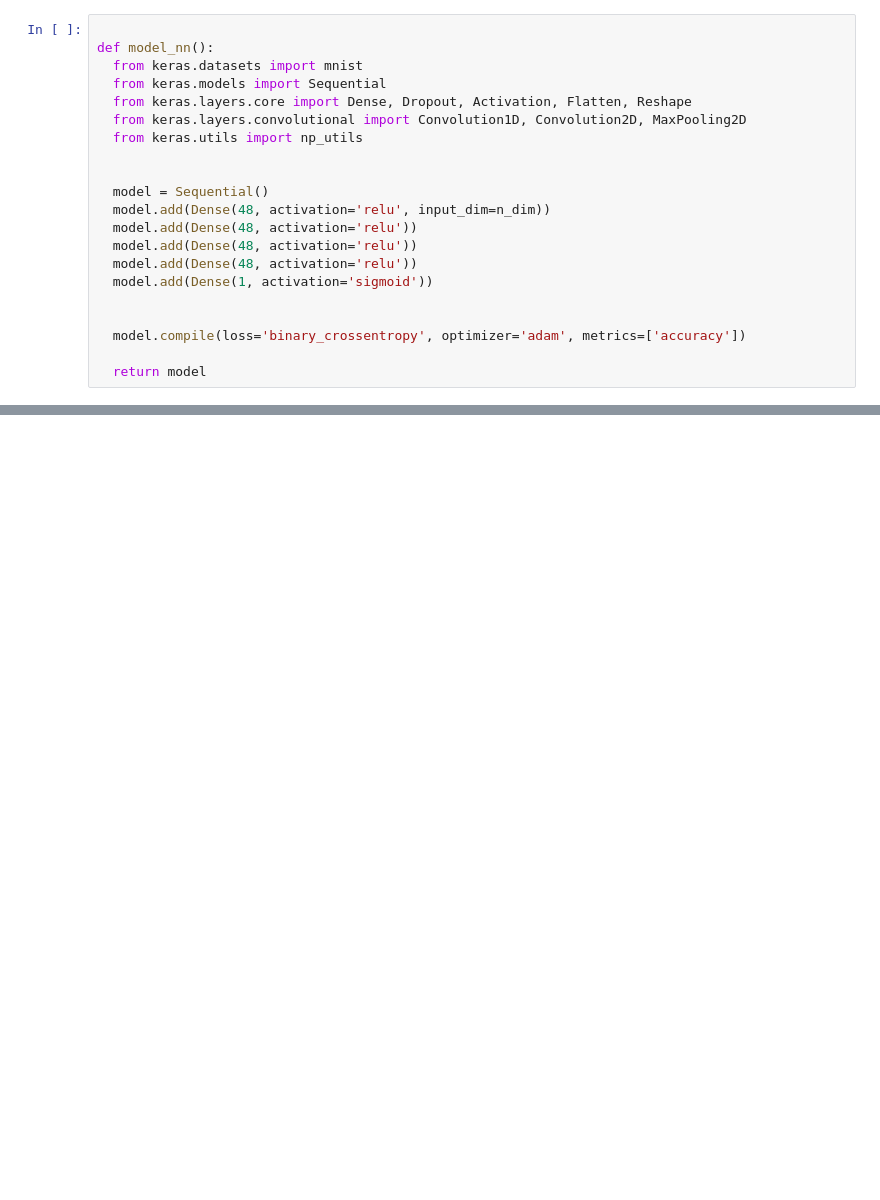
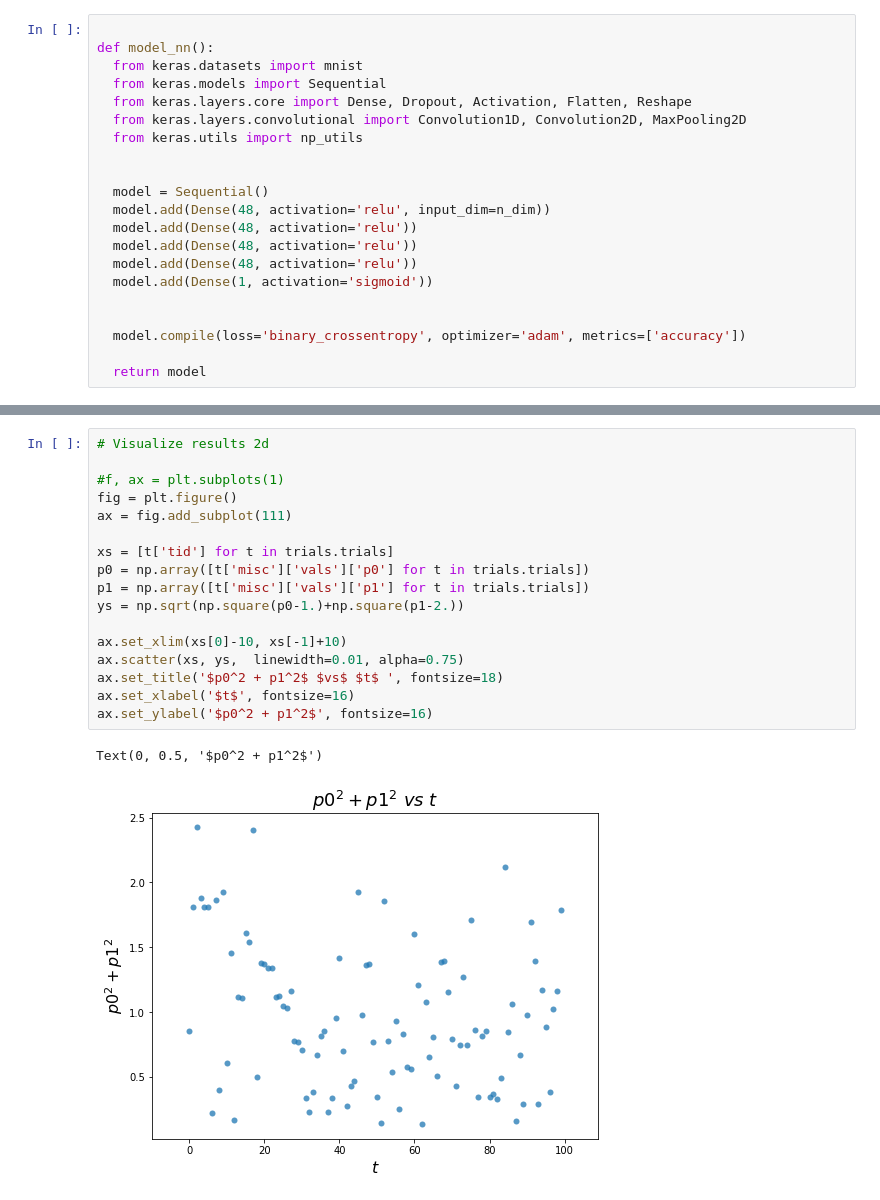
Before and after one commit to marcinwolter/MCtuning, a Jupyter notebook: MC_tuning_toy_example.ipynb, the cells around one changed output, grey strips where cells are left out. Cells and saved outputs as stored; diff of their text form; blank space fills up the shorter version.

```diff
--- a/MC_tuning_toy_example.ipynb
+++ b/MC_tuning_toy_example.ipynb
@@ -132,2 +190,22 @@ Accuracy
+# %%
+# Visualize results 2d
+
+#f, ax = plt.subplots(1)
+fig = plt.figure()
+ax = fig.add_subplot(111)
+
+xs = [t['tid'] for t in trials.trials]
+p0 = np.array([t['misc']['vals']['p0'] for t in trials.trials])
+p1 = np.array([t['misc']['vals']['p1'] for t in trials.trials])
+ys = np.sqrt(np.square(p0-1.)+np.square(p1-2.))
+
+ax.set_xlim(xs[0]-10, xs[-1]+10)
+ax.scatter(xs, ys,  linewidth=0.01, alpha=0.75)
+ax.set_title('$p0^2 + p1^2$ $vs$ $t$ ', fontsize=18)
+ax.set_xlabel('$t$', fontsize=16)
+ax.set_ylabel('$p0^2 + p1^2$', fontsize=16)
+# %% [output]
+Text(0, 0.5, '$p0^2 + p1^2$')
+[figure, added]
 # %%
 
```
Also changed, not shown: parts of 14 cells of this notebook.
